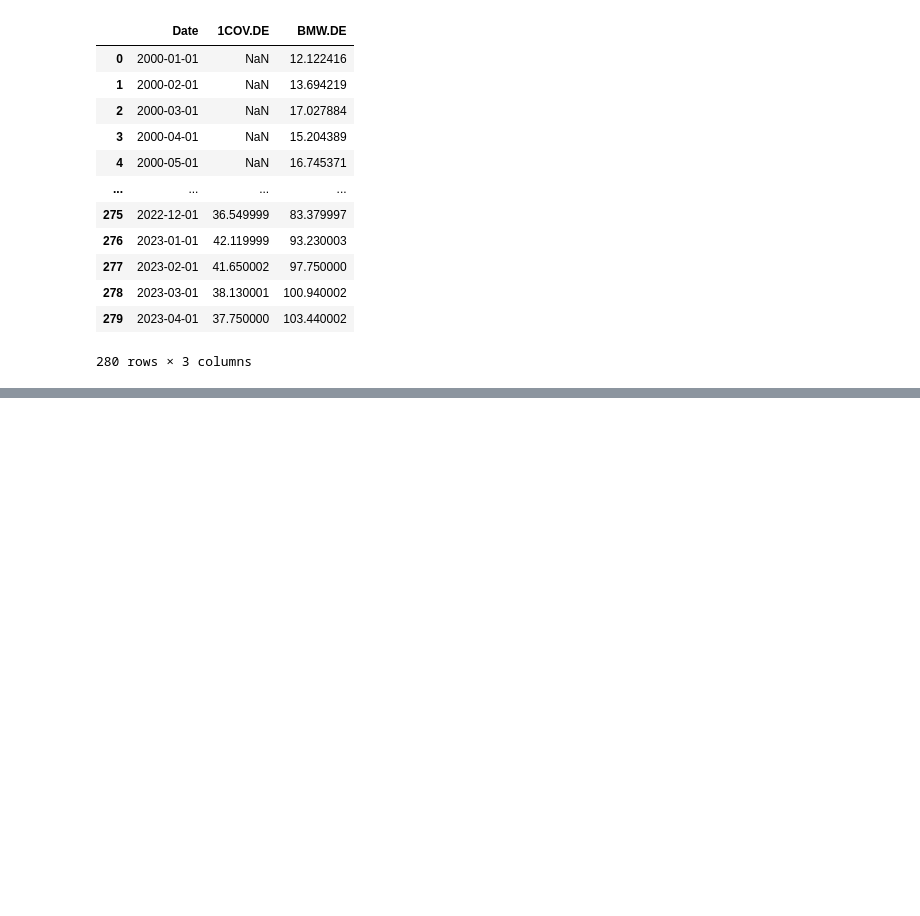
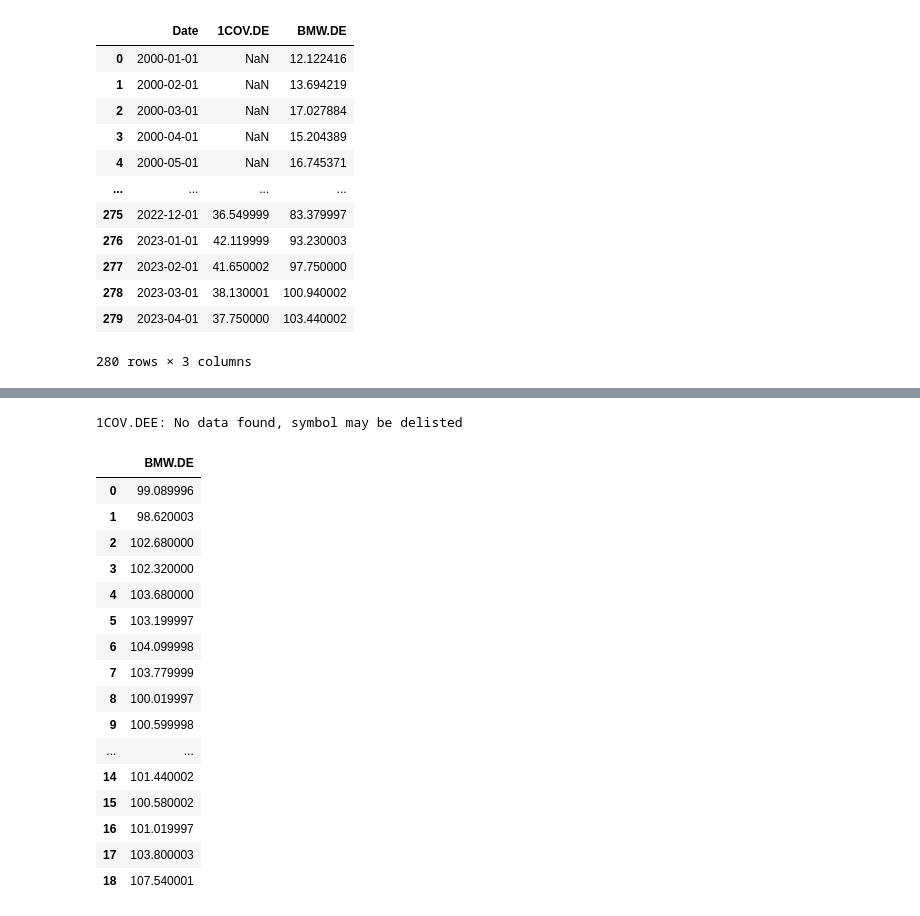
Before and after one commit to matkonar/portfolio-evaluation-and-visualisation, a Jupyter notebook: dax_mvp_project.ipynb, the cells around one changed output, grey strips where cells are left out. Saved outputs shown, nothing was run; the diff lists cells and outputs as text; code cells hidden in the pictures; blank space fills up the shorter version.

Commit message:
added function get_stock_price

```diff
--- a/dax_mvp_project.ipynb
+++ b/dax_mvp_project.ipynb
@@ -208,0 +312,35 @@ data.reset_index()
+# %%
+import yfinance as yf
+import pandas as pd
+import logging
+
+def get_data(tickers):
+    '''
+        Returns a pandas dataframe with named columns of Close prices from yfinance
+    '''
+    output = {}
+    for tick in tickers:
+        #use tolist
+        try:
+            stock_data = get_data_for_ticker(tick)
+            output[tick]= stock_data
+        except ValueError:
+            #in case ticker does not exist
+            logging.warning(f'Non-existent ticker {tick}')
+            continue
+    #make this Pandas DF
+    # print(output)
+    return pd.DataFrame(output)
+
+def get_data_for_ticker(tick):
+    '''
+        return array of Close prices
+    '''
+    temp_stock = yf.Ticker(tick)
+    #YTD data
+    hist = temp_stock.history()
+    close_prices = hist.Close.tolist()
+    if len(close_prices)<1:
+        raise ValueError(f"No prices - {tick}")
+
+    return close_prices
@@ -208,0 +369,3 @@ data.reset_index()
+# %%
+get_data(['BMW.DE', '1COV.DEE'])
+# %% [output]
@@ -208,0 +373,18 @@ data.reset_index()
+1COV.DEE: No data found, symbol may be delisted
+|  | BMW.DE |
+| 0 | 99.089996 |
+| 1 | 98.620003 |
+| 2 | 102.680000 |
+| 3 | 102.320000 |
+| 4 | 103.680000 |
+| 5 | 103.199997 |
+| 6 | 104.099998 |
+| 7 | 103.779999 |
+| 8 | 100.019997 |
+| 9 | 100.599998 |
+| ... | ... |
+| 14 | 101.440002 |
+| 15 | 100.580002 |
+| 16 | 101.019997 |
+| 17 | 103.800003 |
+| 18 | 107.540001 |
```
Also changed, not shown: parts of 20 cells of this notebook.
